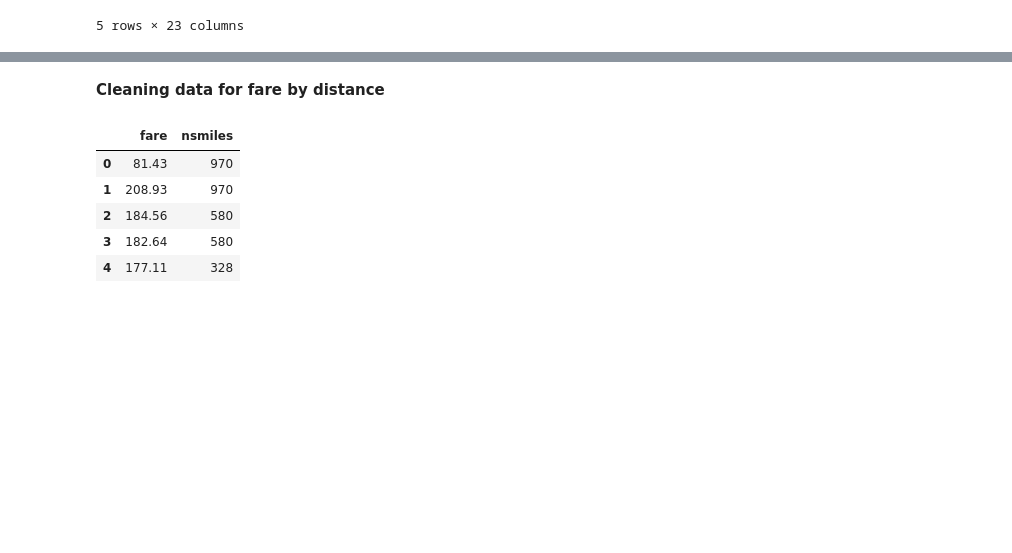
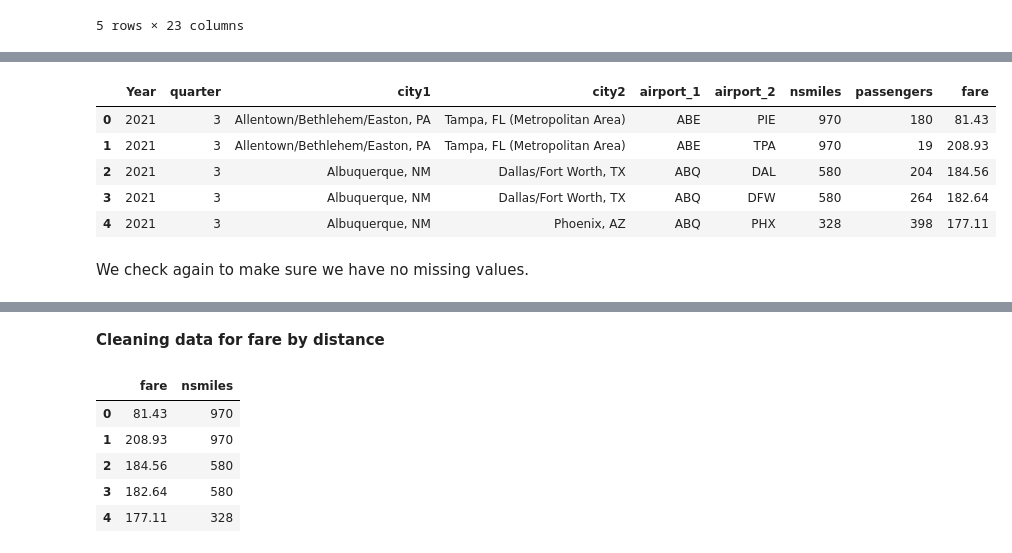
Before and after one commit to RamirezDevOps/us-airfare-trend-analysis, a Jupyter notebook: project.ipynb, the cells around one changed output, grey strips where cells are left out. Saved outputs shown, nothing was run; the diff lists cells and outputs as text; code cells hidden in the pictures; blank space fills up the shorter version.

```diff
--- a/project.ipynb
+++ b/project.ipynb
@@ -83,0 +132,13 @@ memory usage: 43.2+ MB
+# %%
+flight_df = flight_df.drop(['tbl', 'airportid_1', 'airportid_2', 'citymarketid_1', 'citymarketid_2', 'Geocoded_City1', 'Geocoded_City2', 'tbl1apk'], axis=1)
+flight_df = flight_df.drop(['carrier_lg', 'large_ms', 'fare_lg', 'carrier_low', 'lf_ms', 'fare_low'], axis=1)
+flight_df.head()
+# %% [output]
+|  | Year | quarter | city1 | city2 | airport_1 | airport_2 | nsmiles | passengers | fare |
+| 0 | 2021 | 3 | Allentown/Bethlehem/Easton, PA | Tampa, FL (Metropolitan Area) | ABE | PIE | 970 | 180 | 81.43 |
+| 1 | 2021 | 3 | Allentown/Bethlehem/Easton, PA | Tampa, FL (Metropolitan Area) | ABE | TPA | 970 | 19 | 208.93 |
+| 2 | 2021 | 3 | Albuquerque, NM | Dallas/Fort Worth, TX | ABQ | DAL | 580 | 204 | 184.56 |
+| 3 | 2021 | 3 | Albuquerque, NM | Dallas/Fort Worth, TX | ABQ | DFW | 580 | 264 | 182.64 |
+| 4 | 2021 | 3 | Albuquerque, NM | Phoenix, AZ | ABQ | PHX | 328 | 398 | 177.11 |
+# %% [markdown]
+We check again to make sure we have no missing values.
```
Also changed, not shown: parts of 60 cells of this notebook, 1 other file.
